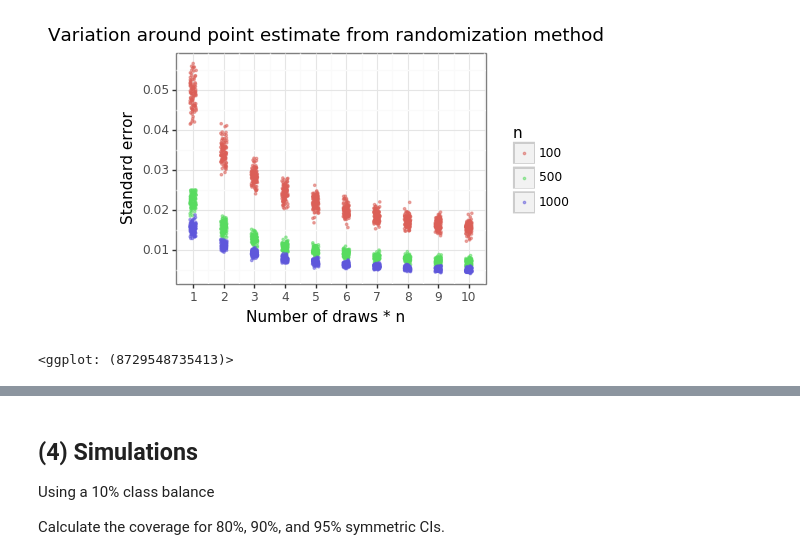
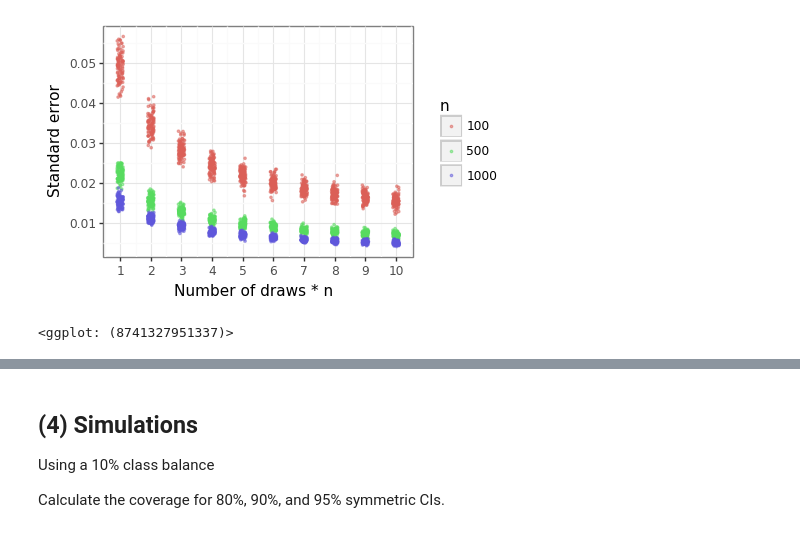
Before and after one commit to erikdrysdale/erikdrysdale.github.io, a Jupyter notebook: _rmd/extra_AUC_CI/auc_sim.ipynb, the cells around one changed output, grey strips where cells are left out. Drawn from its saved outputs; the diff is of its cells as text; code cells hidden in the pictures.

```diff
--- a/_rmd/extra_AUC_CI/auc_sim.ipynb
+++ b/_rmd/extra_AUC_CI/auc_sim.ipynb
@@ -65,6 +65,10 @@ $$
 \end{align*}
 $$
 # %%
+"""
+DEFINE HELPER FUNCTIONS NEEDED THROUGHOUT POST
+"""
+
 import os
 import numpy as np
 import pandas as pd
@@ -72,7 +76,6 @@ import plotnine
 from plotnine import *
 from scipy import stats
 from timeit import timeit
-from sklearn.metrics import roc_auc_score as auc_pair
 from sklearn.metrics import roc_curve, auc
 
 def rvec(x):
@@ -80,6 +83,18 @@ def rvec(x):
 
 def cvec(x):
     return rvec(x).T
+
+def auc_pair(y, s):
+    s1, s0 = s[y == 1], s[y == 0]
+    n1, n0 = len(s1), len(s0)
+    count = 0
+    for i in range(n1):
+        count += np.sum(s1[i] > s0)
+        count += 0.5*np.sum(s1[i] == s0)
+#     S1 = np.tile(s1,n0).reshape([n0,n1])
+#     gt = np.mean(S1 > cvec(s0))
+#     et = np.mean(S1 == cvec(s0))
+    return count/(n1*n0)
 
 def auc_rand(y, s, m):
     s1 = np.random.choice(s[y == 1], m, replace=True)
@@ -135,9 +177,8 @@ else:
 # %%
-plotnine.options.figure_size = (6, 2.5)
+plotnine.options.figure_size = (7, 3.0)
 gg_ti = (ggplot(df_rt,aes(x='n',y='value',color='method')) + theme_bw() +
-         facet_wrap('~p') + geom_line() +
+         facet_wrap('~p',labeller=label_both) + geom_line() +
          scale_color_discrete(name='Method',labels=['Pairwise','Stochastic','Rank']) +
-         ggtitle('AUROC run-time') +
          labs(y='Seconds (1000 runs)', x='n'))
-gg_ti
+gg_ti  # ggtitle('AUROC run-time') +
 # %% [output]
@@ -172,12 +217,11 @@ df_se = df_se.assign(sn=lambda x: pd.Categorical(x.n.astype(str),[str(z) for z i
 # %%
 plotnine.options.figure_size = (4, 3)
 gg_se = (ggplot(df_se, aes(x='c',y='se',color='sn')) +
          theme_bw() + labs(y='Standard error',x='Number of draws * n') +
          geom_jitter(height=0,width=0.1,size=0.5,alpha=0.5) +
          scale_color_discrete(name='n') +
-         scale_x_continuous(breaks=list(c_seq)) +
-         ggtitle('Variation around point estimate from randomization method'))
-gg_se
+         scale_x_continuous(breaks=list(c_seq)))
+gg_se  # ggtitle('Variation around point estimate from randomization method')
 # %% [output]
-[figure, old version]
+[figure, new version]
-<ggplot: (8729548735413)>
+<ggplot: (8741327951337)>
```
Also changed, not shown: parts of 21 cells of this notebook.
